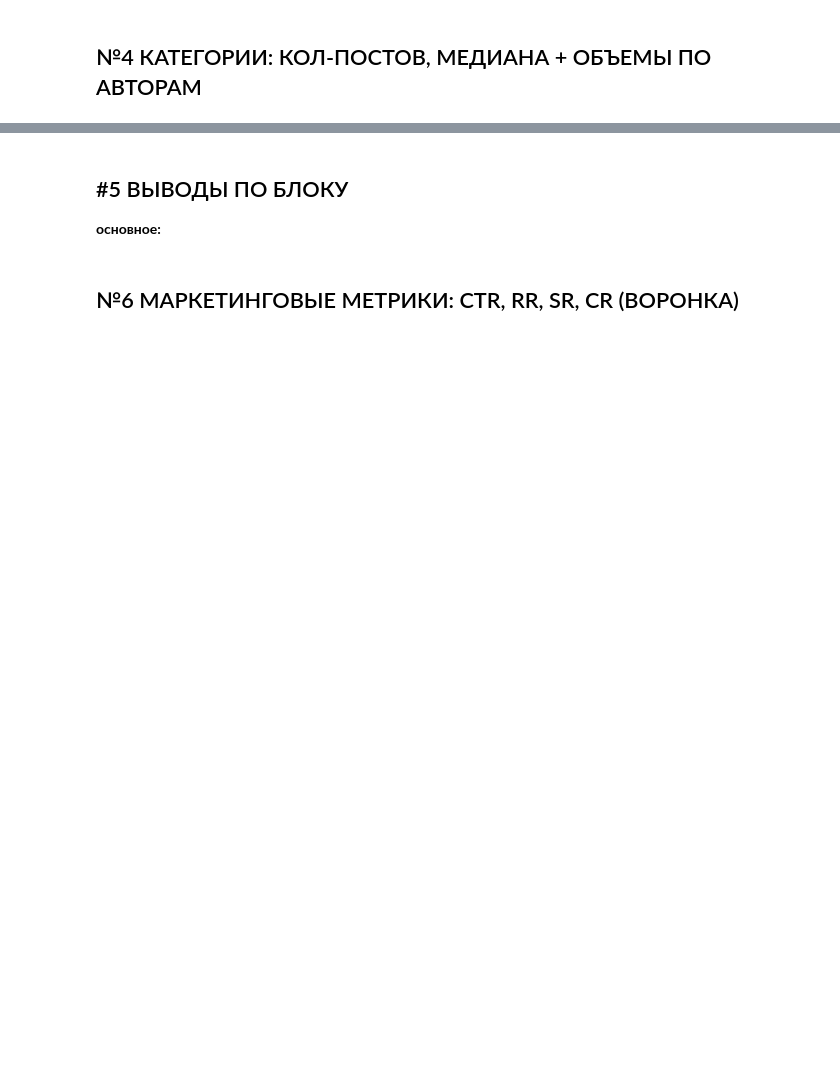
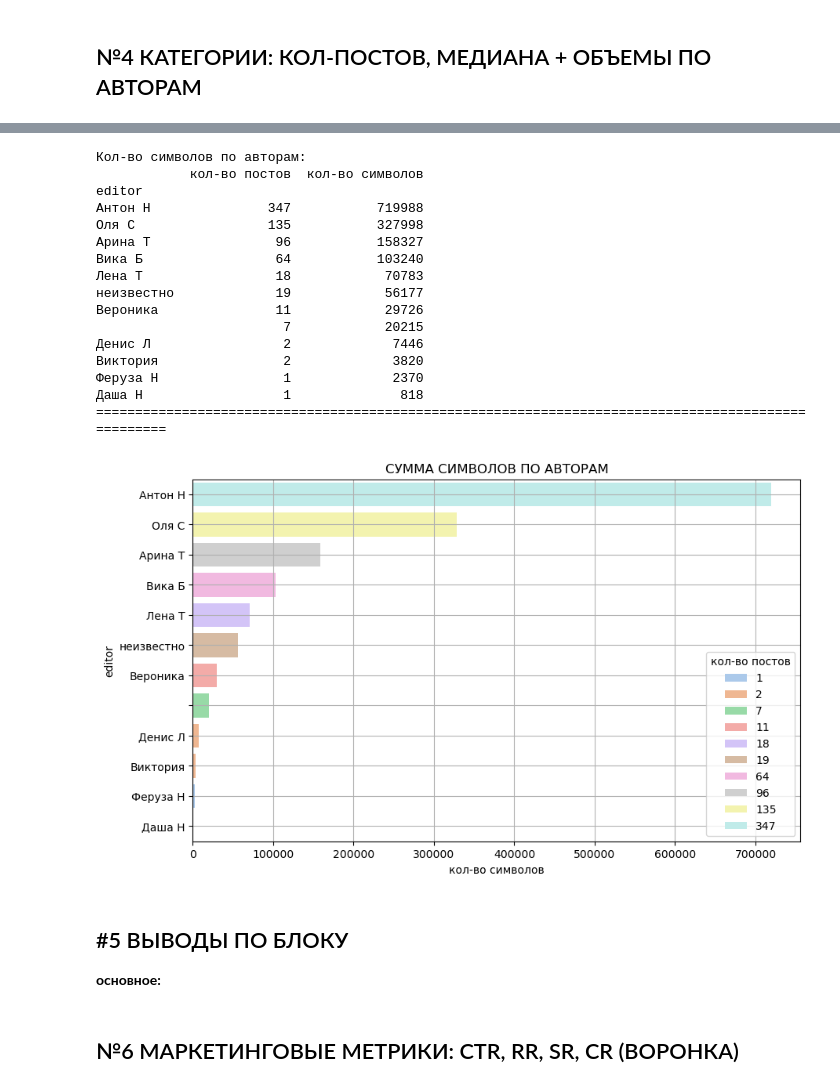
Before and after one commit to AntonNevolin/EDA, a Jupyter notebook: week_anal.ipynb, the cells around one changed output, grey strips where cells are left out. Cells and saved outputs as stored; diff of their text form; code cells hidden in the pictures; blank space fills up the shorter version.

```diff
--- a/week_anal.ipynb
+++ b/week_anal.ipynb
@@ -215,7 +211,55 @@ Passing `palette` without assigning `hue` is deprecated and will be removed in v
 # %%
 # функция для выводов объема по авторам + график
 def editors(df):
-    pass
+    # создание словаря для перевода на русский язык
+    metrics_ru = {
+        'count_symb': 'кол-во символов',
+        'editor': 'авторы',
+        'title': 'кол-во постов'
+    }
+
+    # подсчет символов для передачи в таблицу авторов
+    df['count_symb'] = df['full_text'].str.len()
+    # агрегация сумм символов по авторам
+    symb_editors = df.groupby('editor').agg({
+        'title': 'count',
+        'count_symb': 'sum'
+    }).sort_values(by='count_symb', ascending=False)
+
+    # переименования на русский
+    symb_editors = symb_editors.rename(columns=metrics_ru)
+
+    return symb_editors
+
+edit_sum = editors(date_df)
+
+print(f'Кол-во символов по авторам: \n{edit_sum}')
+print('=' * 100)
+
+# построение графика объема символов по авторам
+plt.figure(figsize=(10, 6))
+sns.barplot(data=edit_sum, y='editor', x='кол-во символов', palette='pastel', hue='кол-во постов')
+plt.title('СУММА СИМВОЛОВ ПО АВТОРАМ')
+plt.grid()
+plt.show()
+# %% [output]
+Кол-во символов по авторам:
+            кол-во постов  кол-во символов
+editor
+Антон Н               347           719988
+Оля С                 135           327998
+Арина Т                96           158327
+Вика Б                 64           103240
+Лена Т                 18            70783
+неизвестно             19            56177
+Вероника               11            29726
+                        7            20215
+Денис Л                 2             7446
+Виктория                2             3820
+Феруза Н                1             2370
+Даша Н                  1              818
+====================================================================================================
+[figure, added]
 # %% [markdown]
 ## #5 ВЫВОДЫ ПО БЛОКУ
 
```
Also changed, not shown: parts of 4 cells of this notebook.
